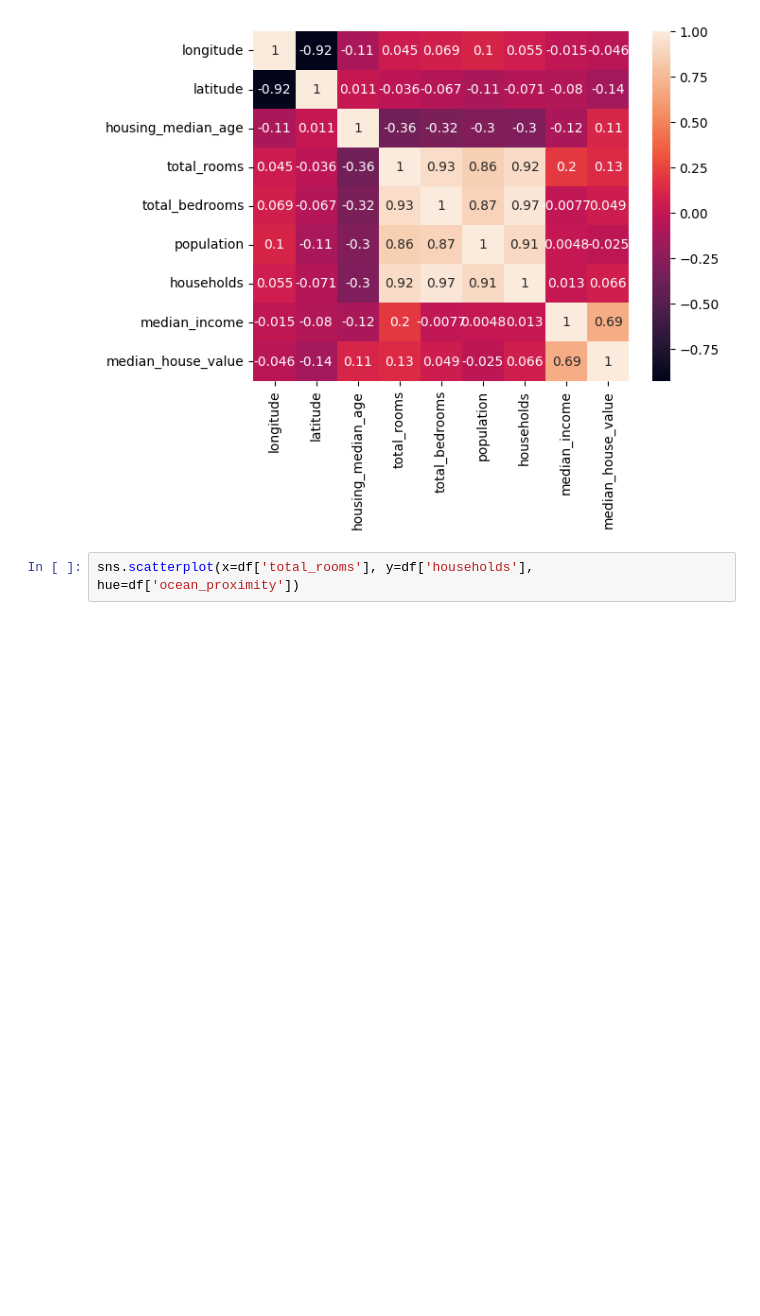
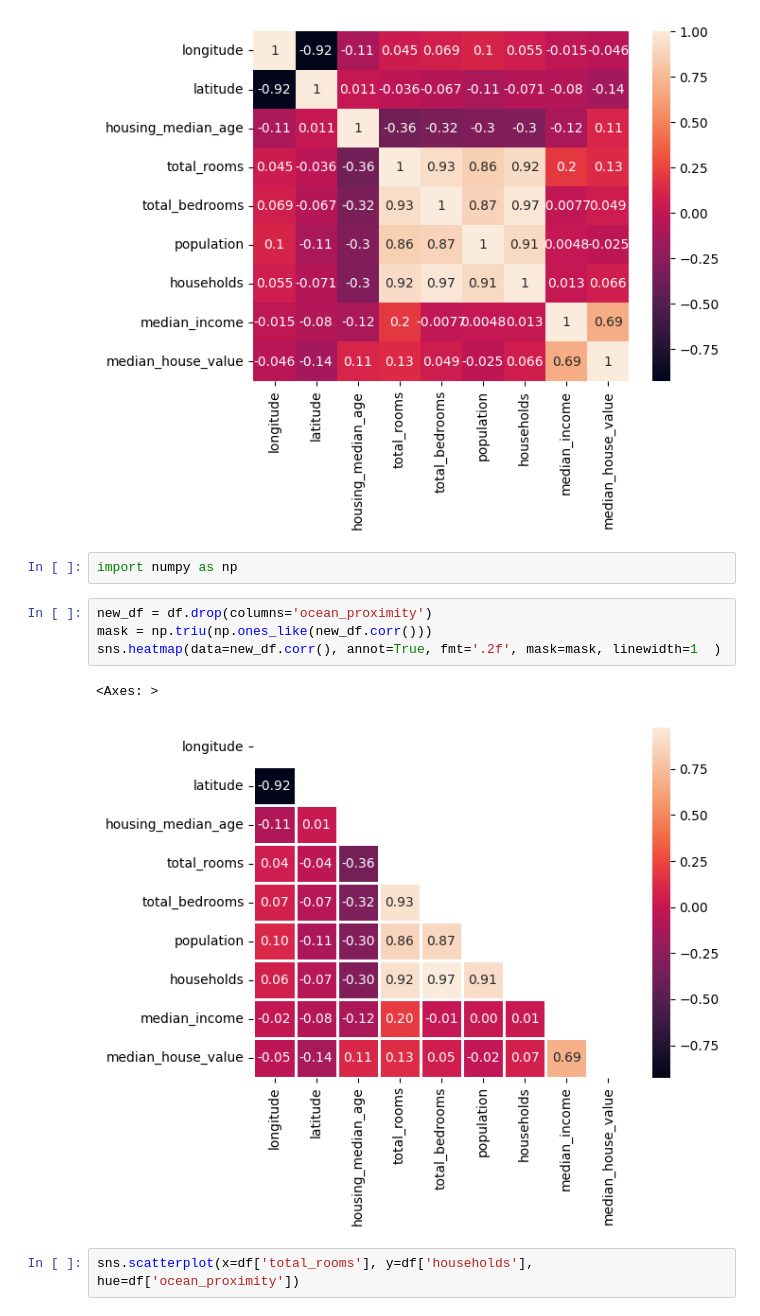
Before and after one commit to jin-raii/netflix-clone, a Jupyter notebook: notebook3ff7d6b321.ipynb, the cells around one changed output. Saved outputs shown, nothing was run; the diff lists cells and outputs as text; blank space fills up the shorter version.

```diff
--- a/notebook3ff7d6b321.ipynb
+++ b/notebook3ff7d6b321.ipynb
@@ -185,6 +185,15 @@ sns.heatmap(data=df.corr(numeric_only=True), annot=True)
 # %% [output]
 <Axes: >
 [figure]
+# %%
+import numpy as np
+# %%
+new_df = df.drop(columns='ocean_proximity')
+mask = np.triu(np.ones_like(new_df.corr()))
+sns.heatmap(data=new_df.corr(), annot=True, fmt='.2f', mask=mask, linewidth=1  )
+# %% [output]
+<Axes: >
+[figure, added]
 # %%
 sns.scatterplot(x=df['total_rooms'], y=df['households'], hue=df['ocean_proximity'])
 # %% [output]
```
